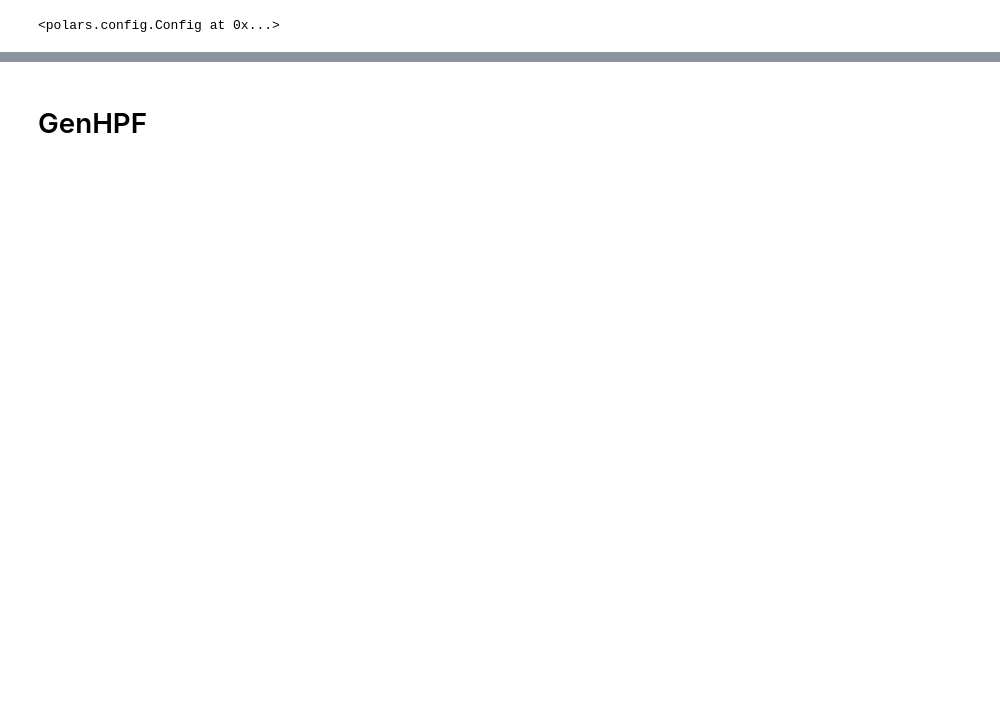
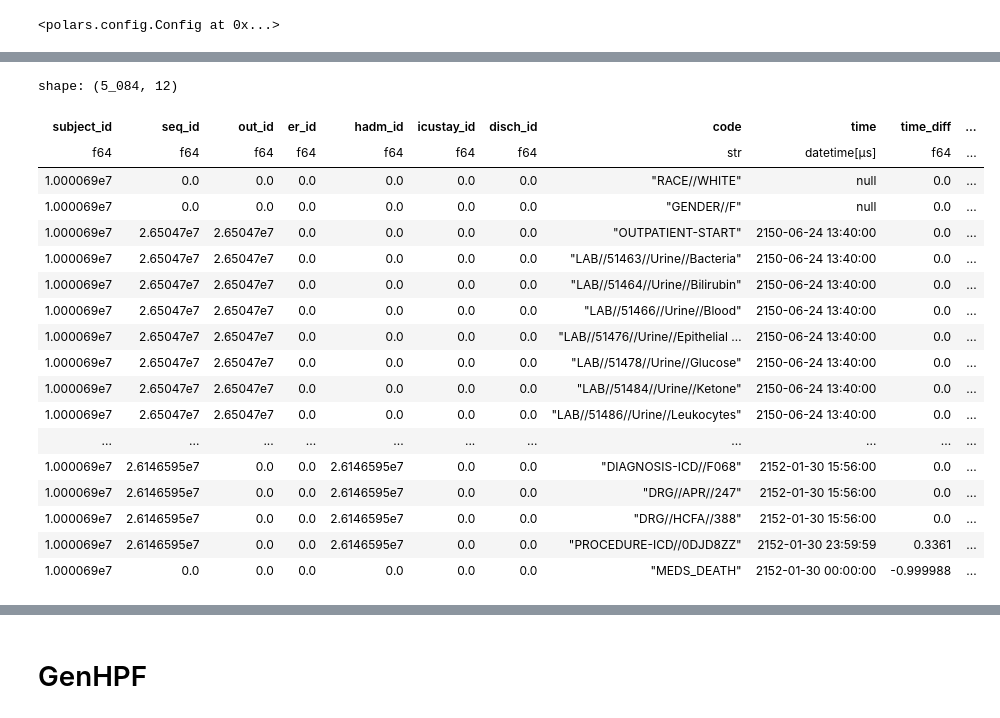
Before and after one commit to nyuad-cai/EHR-RAGp, a Jupyter notebook: notebooks/Descemb_GenHPF_datasets.ipynb, the cells around one changed output, grey strips where cells are left out. Drawn from its saved outputs; the diff is of its cells as text; code cells hidden in the pictures; blank space fills up the shorter version.

```diff
--- a/notebooks/Descemb_GenHPF_datasets.ipynb
+++ b/notebooks/Descemb_GenHPF_datasets.ipynb
@@ -471,4 +474,33 @@ limits = {
     }
+# %%
+data_idx = pl.read_parquet('../downstream_idx.parquet')
+subject_id = data_idx[0]['subject_id'][0]
+hadm_id = data_idx[0]['hadm_id'][0]
+icustay_id = data_idx[0]['icustay_id'][0]
+shard = data_idx[0]['shard'][0]
+file = pl.read_parquet(os.path.join('../data/descemb_genhpf/data/train/',shard))
+seq = file.filter(pl.col('subject_id') == subject_id)
+seq
+# %% [output]
+shape: (5_084, 12)
+| subject_id | seq_id | out_id | er_id | hadm_id | icustay_id | disch_id | code | time | time_diff | ... |
+| f64 | f64 | f64 | f64 | f64 | f64 | f64 | str | datetime[μs] | f64 | ... |
+| 1.000069e7 | 0.0 | 0.0 | 0.0 | 0.0 | 0.0 | 0.0 | "RACE//WHITE" | null | 0.0 | ... |
+| 1.000069e7 | 0.0 | 0.0 | 0.0 | 0.0 | 0.0 | 0.0 | "GENDER//F" | null | 0.0 | ... |
+| 1.000069e7 | 2.65047e7 | 2.65047e7 | 0.0 | 0.0 | 0.0 | 0.0 | "OUTPATIENT-START" | 2150-06-24 13:40:00 | 0.0 | ... |
+| 1.000069e7 | 2.65047e7 | 2.65047e7 | 0.0 | 0.0 | 0.0 | 0.0 | "LAB//51463//Urine//Bacteria" | 2150-06-24 13:40:00 | 0.0 | ... |
+| 1.000069e7 | 2.65047e7 | 2.65047e7 | 0.0 | 0.0 | 0.0 | 0.0 | "LAB//51464//Urine//Bilirubin" | 2150-06-24 13:40:00 | 0.0 | ... |
+| 1.000069e7 | 2.65047e7 | 2.65047e7 | 0.0 | 0.0 | 0.0 | 0.0 | "LAB//51466//Urine//Blood" | 2150-06-24 13:40:00 | 0.0 | ... |
+| 1.000069e7 | 2.65047e7 | 2.65047e7 | 0.0 | 0.0 | 0.0 | 0.0 | "LAB//51476//Urine//Epithelial … | 2150-06-24 13:40:00 | 0.0 | ... |
+| 1.000069e7 | 2.65047e7 | 2.65047e7 | 0.0 | 0.0 | 0.0 | 0.0 | "LAB//51478//Urine//Glucose" | 2150-06-24 13:40:00 | 0.0 | ... |
+| 1.000069e7 | 2.65047e7 | 2.65047e7 | 0.0 | 0.0 | 0.0 | 0.0 | "LAB//51484//Urine//Ketone" | 2150-06-24 13:40:00 | 0.0 | ... |
+| 1.000069e7 | 2.65047e7 | 2.65047e7 | 0.0 | 0.0 | 0.0 | 0.0 | "LAB//51486//Urine//Leukocytes" | 2150-06-24 13:40:00 | 0.0 | ... |
+| ... | ... | ... | ... | ... | ... | ... | ... | ... | ... | ... |
+| 1.000069e7 | 2.6146595e7 | 0.0 | 0.0 | 2.6146595e7 | 0.0 | 0.0 | "DIAGNOSIS-ICD//F068" | 2152-01-30 15:56:00 | 0.0 | ... |
+| 1.000069e7 | 2.6146595e7 | 0.0 | 0.0 | 2.6146595e7 | 0.0 | 0.0 | "DRG//APR//247" | 2152-01-30 15:56:00 | 0.0 | ... |
+| 1.000069e7 | 2.6146595e7 | 0.0 | 0.0 | 2.6146595e7 | 0.0 | 0.0 | "DRG//HCFA//388" | 2152-01-30 15:56:00 | 0.0 | ... |
+| 1.000069e7 | 2.6146595e7 | 0.0 | 0.0 | 2.6146595e7 | 0.0 | 0.0 | "PROCEDURE-ICD//0DJD8ZZ" | 2152-01-30 23:59:59 | 0.3361 | ... |
+| 1.000069e7 | 0.0 | 0.0 | 0.0 | 0.0 | 0.0 | 0.0 | "MEDS_DEATH" | 2152-01-30 00:00:00 | -0.999988 | ... |
 # %%
 # from datasets import Dataset, Features, Sequence, Value
 # data_idx = pl.read_parquet('../downstream_idx.parquet')
```
Also changed, not shown: parts of 41 cells of this notebook, 12 other files.
